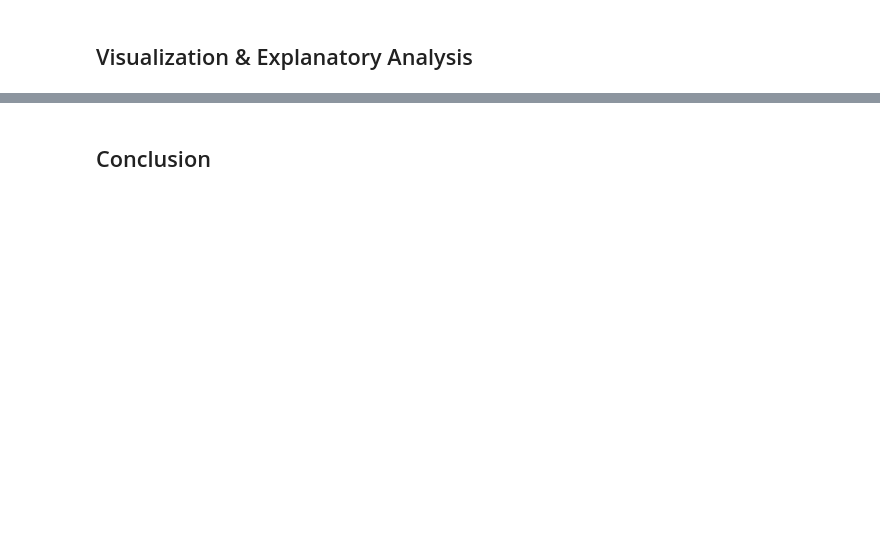
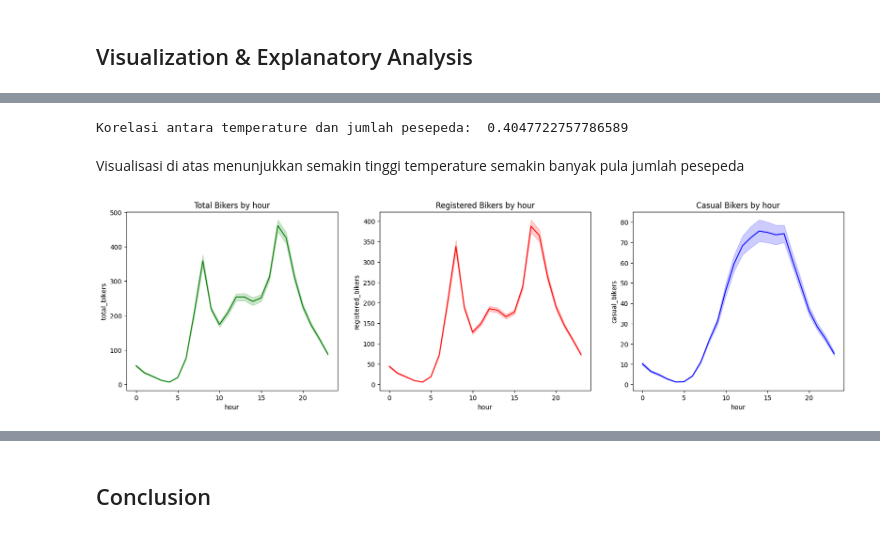
Before and after one commit to Afadfath03/Dicoding_DA, a Jupyter notebook: notebook.ipynb, the cells around one changed output, grey strips where cells are left out. Saved outputs shown, nothing was run; the diff lists cells and outputs as text; code cells hidden in the pictures; blank space fills up the shorter version.

```diff
--- a/notebook.ipynb
+++ b/notebook.ipynb
@@ -414,0 +224,38 @@ Dari hasil pengelompokan/clustering, terbagi 4 cluster yaitu:
+# %%
+print("Korelasi antara temperature dan jumlah pesepeda: ", df_hour['temperature'].corr(df_hour['total_bikers']))
+# %% [output]
+Korelasi antara temperature dan jumlah pesepeda:  0.4047722757786589
+# %% [markdown]
+Visualisasi di atas menunjukkan semakin tinggi temperature semakin banyak pula jumlah pesepeda
+# %%
+fig, ax = plt.subplots(nrows=1, ncols=3, figsize=(20, 5))
+
+sns.lineplot(
+    x='hour',
+    y='total_bikers',
+    data=df_hour,
+    color='green',
+    ax=ax[0])
+
+ax[0].set_title('Total Bikers by hour')
+
+sns.lineplot(
+    x='hour',
+    y='registered_bikers',
+    data=df_hour,
+    color='red',
+    ax=ax[1])
+ax[1].set_title('Registered Bikers by hour')
+
+
+sns.lineplot(
+    x='hour',
+    y='casual_bikers',
+    data=df_hour,
+    color='blue',
+    ax=ax[2])
+ax[2].set_title('Casual Bikers by hour')
+
+plt.show()
+# %% [output]
+[figure, added]
```
Also changed, not shown: parts of 104 cells of this notebook, 4 other files.
